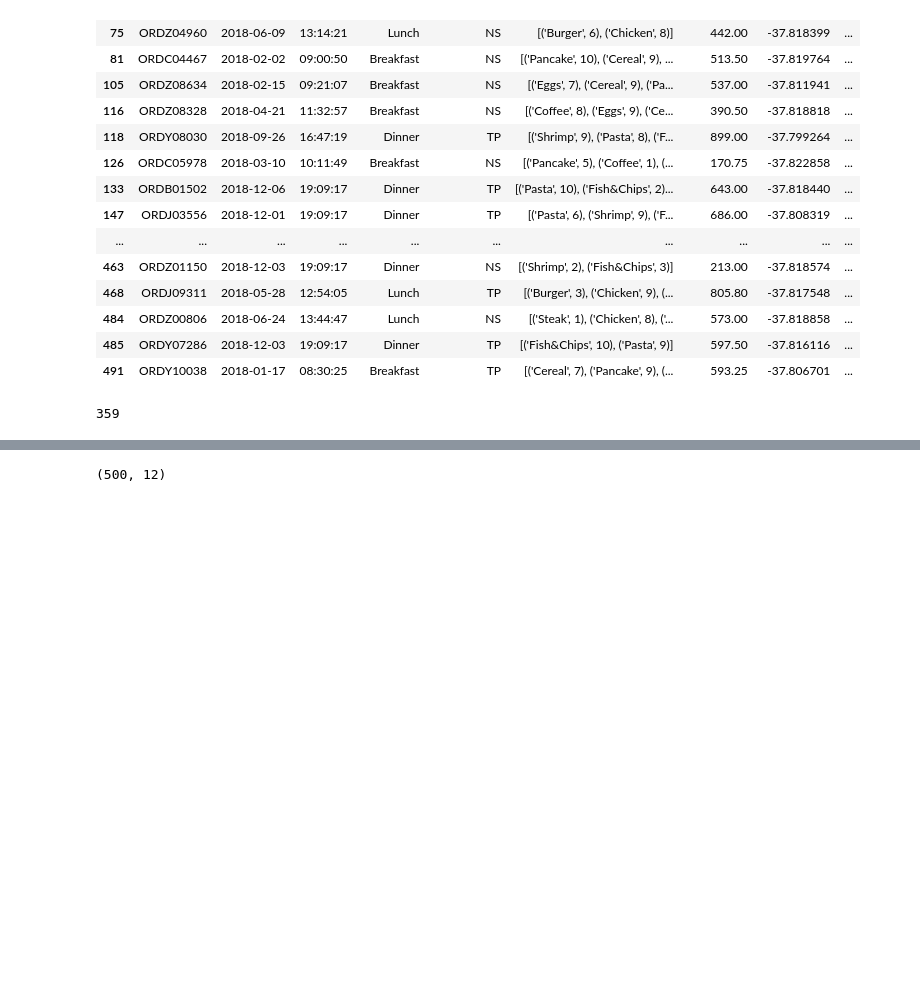
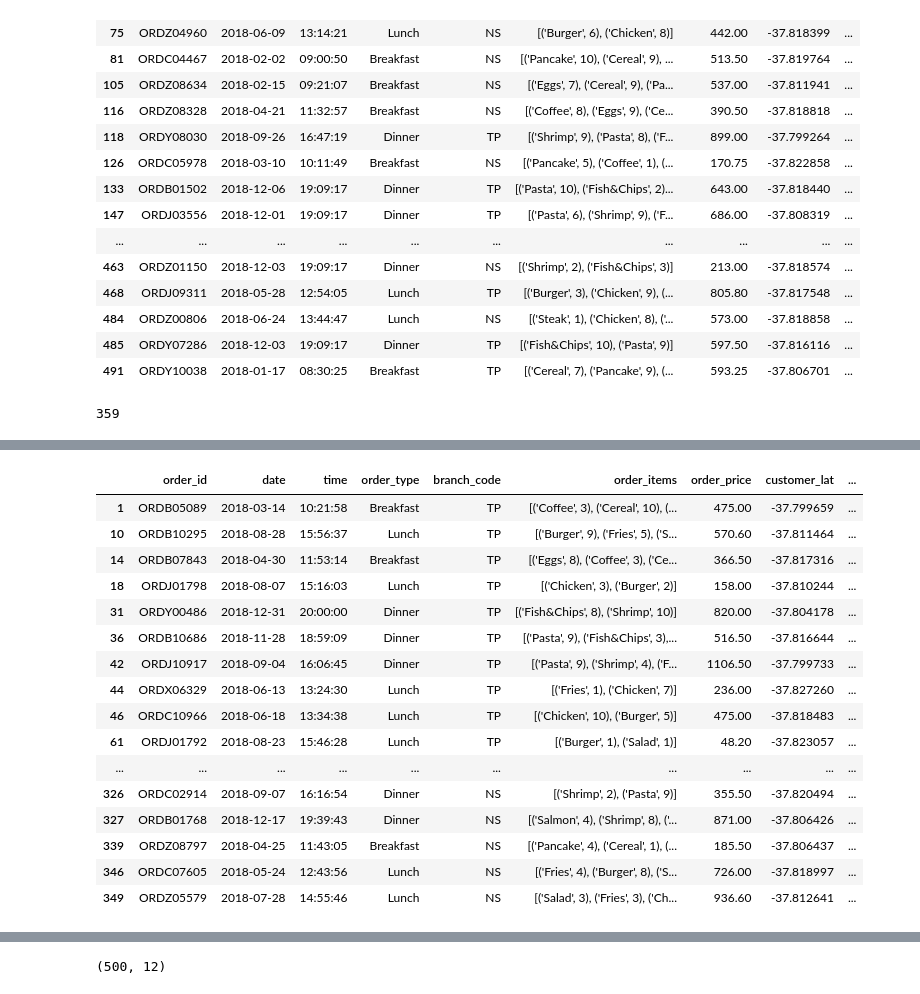
Before and after one commit to pradnyaalc/Data-Cleaning-and-EDA, a Jupyter notebook: Group_113.ipynb, the cells around one changed output, grey strips where cells are left out. Saved outputs shown, nothing was run; the diff lists cells and outputs as text; code cells hidden in the pictures; blank space fills up the shorter version.

Commit message:
fixed distance measured in dirty data and missing data

```diff
--- a/Group_113.ipynb
+++ b/Group_113.ipynb
@@ -417,0 +428,3 @@ len(dirty_new_4)
+# %%
+# merging data with branches data to retrieve latitude and longitude of branches
+dirty_new_with_branch = pd.merge(dirty_new_4, branches, on='branch_code')
@@ -417,0 +458,19 @@ len(dirty_new_4)
+# %%
+# creating a graph from the edges dataframe
+G = nx.from_pandas_edgelist(edges, 'u', 'v', ['distance(m)'])
+# %%
+# calculating the distance given branch loation and customer location
+def calculate_distance(branch_lat,branch_lon,cust_lat,cust_lon):
+    u = int(node[(node['lat']==branch_lat) & (node['lon']==branch_lon)] ['node'])
+    v= int(node[(node['lat']==cust_lat) & (node['lon']==cust_lon)] ['node'])
+
+#     print("branch_lat:"+str(branch_lat)+"  branch_lon:"+str(branch_lon) + " node:" + str(u))
+#     print("cust_lat:"+str(cust_lat)+"  cust_lon:"+str(cust_lon) + " node:" + str(v))
+
+
+    #Shortest Path
+    distance, path= nx.single_source_dijkstra(G,source=u, target=v,weight='distance(m)')
+    return(distance/1000)
+
+dirty_new_with_branch['shortest_dist'] = dirty_new_with_branch.apply(lambda row:calculate_distance(row['branch_lat'], row['branch_lon'], row['customer_lat'], row['customer_lon']),axis=1)
+# dirty_new_with_branch
@@ -417,0 +486,26 @@ len(dirty_new_4)
+# %%
+# rounding off the decimal points to 3
+dirty_new_with_branch['distance_to_customer_KM']=dirty_new_with_branch['distance_to_customer_KM'].apply(lambda x: round(x, 3))
+dirty_new_with_branch['shortest_dist']=dirty_new_with_branch['shortest_dist'].apply(lambda x: round(x, 3))
+# %%
+# checking the mismatched shortest distance in the data
+shortest_dist_df = dirty_new_with_branch[dirty_new_with_branch['distance_to_customer_KM'] != dirty_new_with_branch['shortest_dist']]
+shortest_dist_df
+# %% [output]
+|  | order_id | date | time | order_type | branch_code | order_items | order_price | customer_lat | ... |
+| 1 | ORDB05089 | 2018-03-14 | 10:21:58 | Breakfast | TP | [('Coffee', 3), ('Cereal', 10), (... | 475.00 | -37.799659 | ... |
+| 10 | ORDB10295 | 2018-08-28 | 15:56:37 | Lunch | TP | [('Burger', 9), ('Fries', 5), ('S... | 570.60 | -37.811464 | ... |
+| 14 | ORDB07843 | 2018-04-30 | 11:53:14 | Breakfast | TP | [('Eggs', 8), ('Coffee', 3), ('Ce... | 366.50 | -37.817316 | ... |
+| 18 | ORDJ01798 | 2018-08-07 | 15:16:03 | Lunch | TP | [('Chicken', 3), ('Burger', 2)] | 158.00 | -37.810244 | ... |
+| 31 | ORDY00486 | 2018-12-31 | 20:00:00 | Dinner | TP | [('Fish&Chips', 8), ('Shrimp', 10)] | 820.00 | -37.804178 | ... |
+| 36 | ORDB10686 | 2018-11-28 | 18:59:09 | Dinner | TP | [('Pasta', 9), ('Fish&Chips', 3),... | 516.50 | -37.816644 | ... |
+| 42 | ORDJ10917 | 2018-09-04 | 16:06:45 | Dinner | TP | [('Pasta', 9), ('Shrimp', 4), ('F... | 1106.50 | -37.799733 | ... |
+| 44 | ORDX06329 | 2018-06-13 | 13:24:30 | Lunch | TP | [('Fries', 1), ('Chicken', 7)] | 236.00 | -37.827260 | ... |
+| 46 | ORDC10966 | 2018-06-18 | 13:34:38 | Lunch | TP | [('Chicken', 10), ('Burger', 5)] | 475.00 | -37.818483 | ... |
+| 61 | ORDJ01792 | 2018-08-23 | 15:46:28 | Lunch | TP | [('Burger', 1), ('Salad', 1)] | 48.20 | -37.823057 | ... |
+| ... | ... | ... | ... | ... | ... | ... | ... | ... | ... |
+| 326 | ORDC02914 | 2018-09-07 | 16:16:54 | Dinner | NS | [('Shrimp', 2), ('Pasta', 9)] | 355.50 | -37.820494 | ... |
+| 327 | ORDB01768 | 2018-12-17 | 19:39:43 | Dinner | NS | [('Salmon', 4), ('Shrimp', 8), ('... | 871.00 | -37.806426 | ... |
+| 339 | ORDZ08797 | 2018-04-25 | 11:43:05 | Breakfast | NS | [('Pancake', 4), ('Cereal', 1), (... | 185.50 | -37.806437 | ... |
+| 346 | ORDC07605 | 2018-05-24 | 12:43:56 | Lunch | NS | [('Fries', 4), ('Burger', 8), ('S... | 726.00 | -37.818997 | ... |
+| 349 | ORDZ05579 | 2018-07-28 | 14:55:46 | Lunch | NS | [('Salad', 3), ('Fries', 3), ('Ch... | 936.60 | -37.812641 | ... |
```
Also changed, not shown: parts of 30 cells of this notebook.
